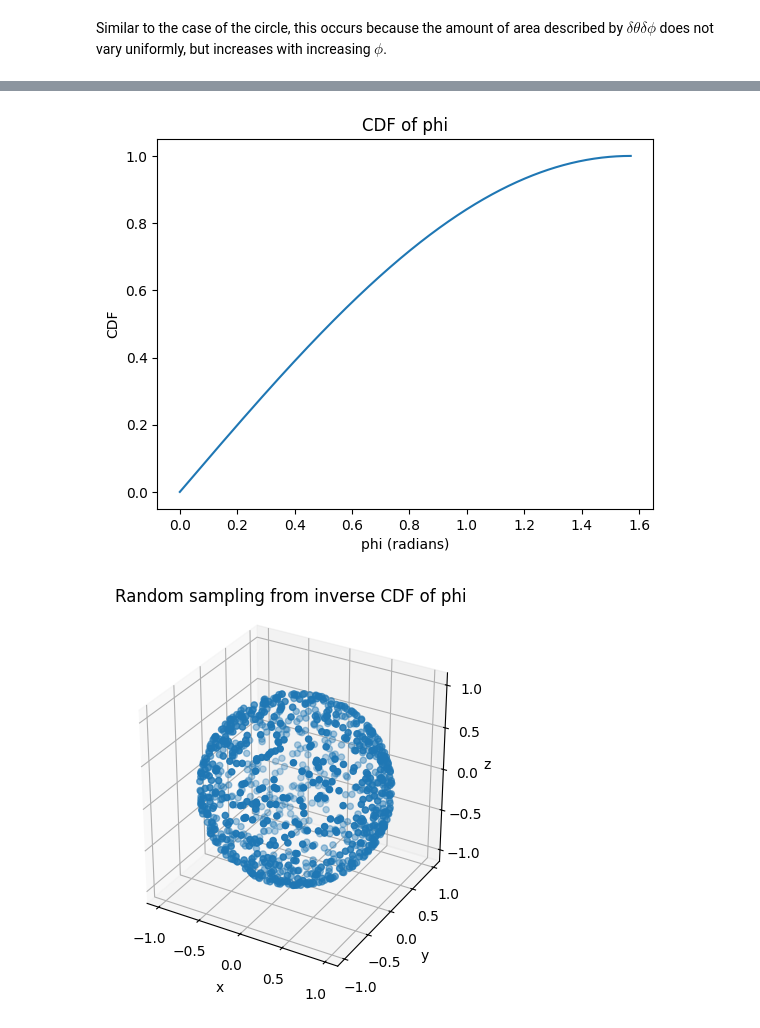
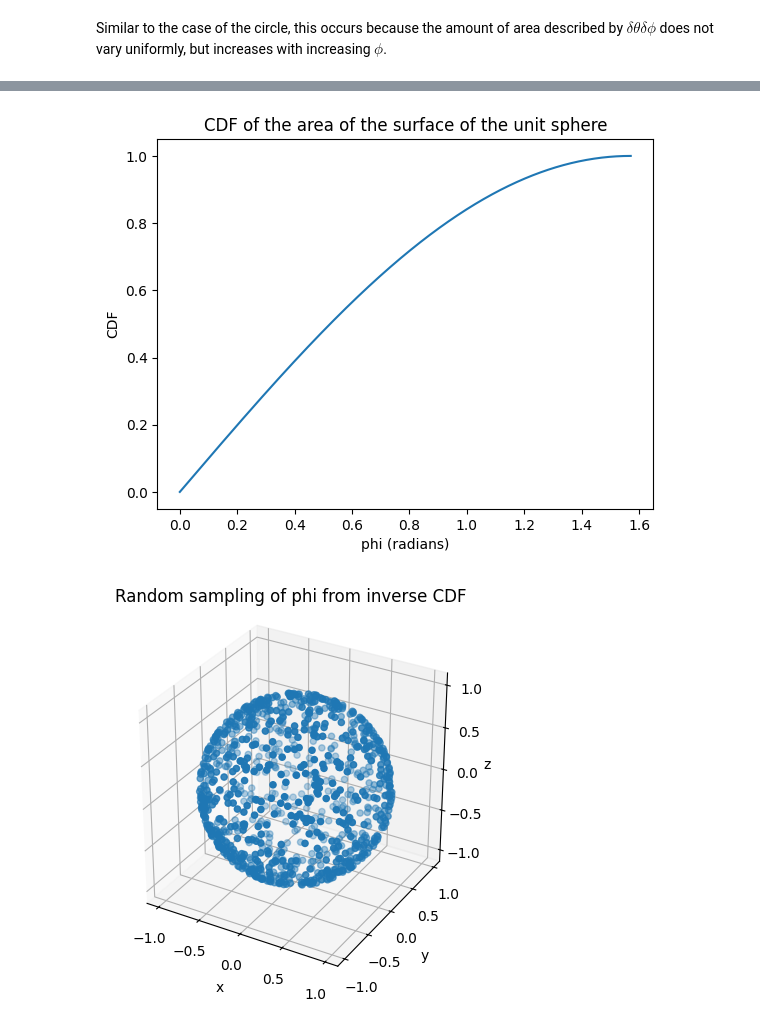
Before and after one commit to schrodinator/rng, a Jupyter notebook: Random points on a circle and sphere.ipynb, the cells around one changed output, grey strips where cells are left out. Cells and saved outputs as stored; diff of their text form; code cells hidden in the pictures.

```diff
--- a/Random points on a circle and sphere.ipynb
+++ b/Random points on a circle and sphere.ipynb
@@ -109,20 +143,20 @@ phi = np.linspace(0, np.pi / 2, 1000)
 cdf = np.cos(np.pi / 2 - phi)
 
 plt.plot(phi, cdf)
-plt.title('CDF of phi')
+plt.title('CDF of the area of the surface of the unit sphere')
 plt.xlabel('phi (radians)')
 plt.ylabel('CDF')
 plt.show()
 # %% [output]
-[figure, old version]
+[figure, new version]
 # %%
 num_random_samples = 1000
 theta = [random.random() * 2 * np.pi for _ in range(num_random_samples)]
 phi_inverse_cdf = [np.acos(1 - 2 * random.random()) for _ in range(num_random_samples)]
 
 x, y, z = polar_to_cartesian(theta, phi_inverse_cdf)
 plot_sphere(x, y, z)
-plt.title("Random sampling from inverse CDF of phi")
+plt.title("Random sampling of phi from inverse CDF")
 plt.show()
 # %% [output]
-[figure, old version]
+[figure, new version]
```
Also changed, not shown: parts of 20 cells of this notebook.
